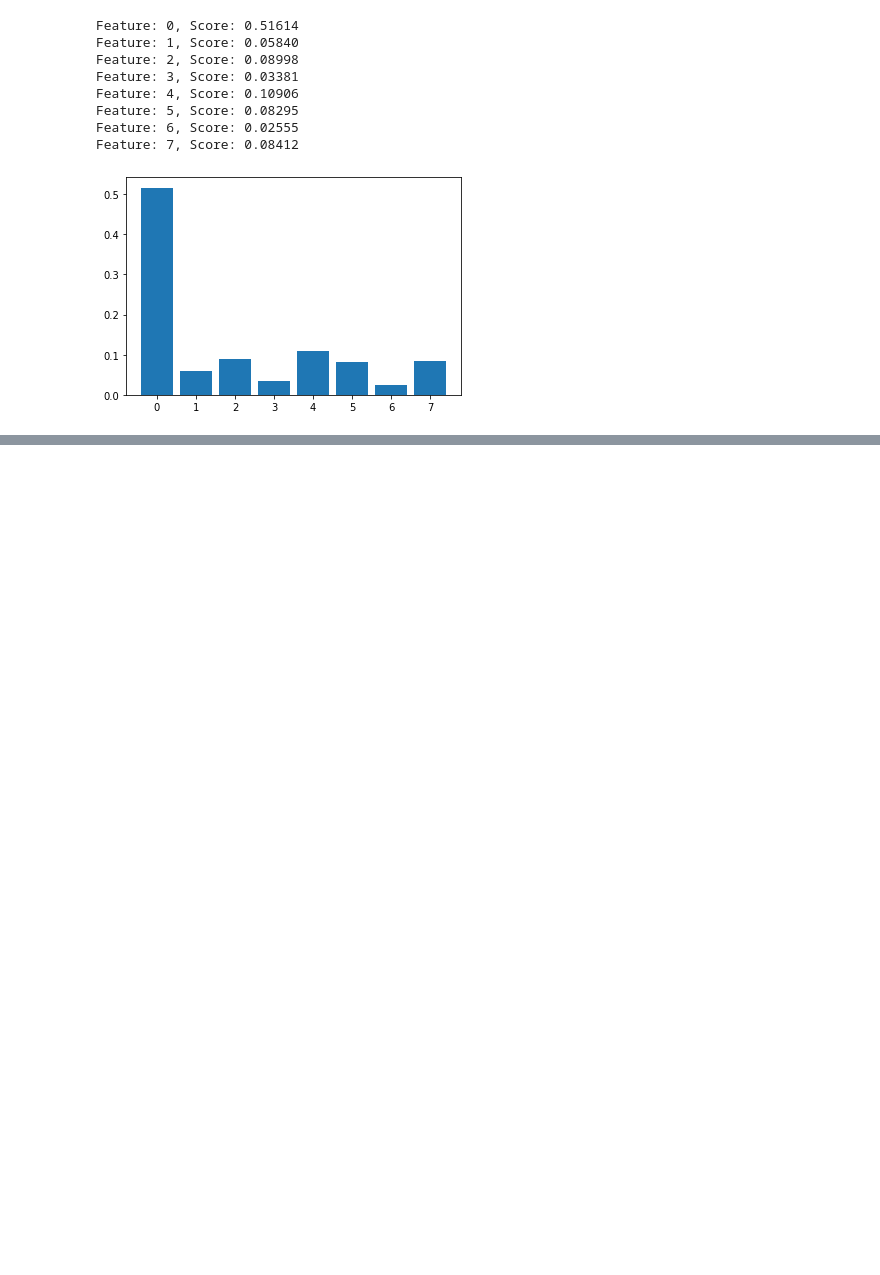
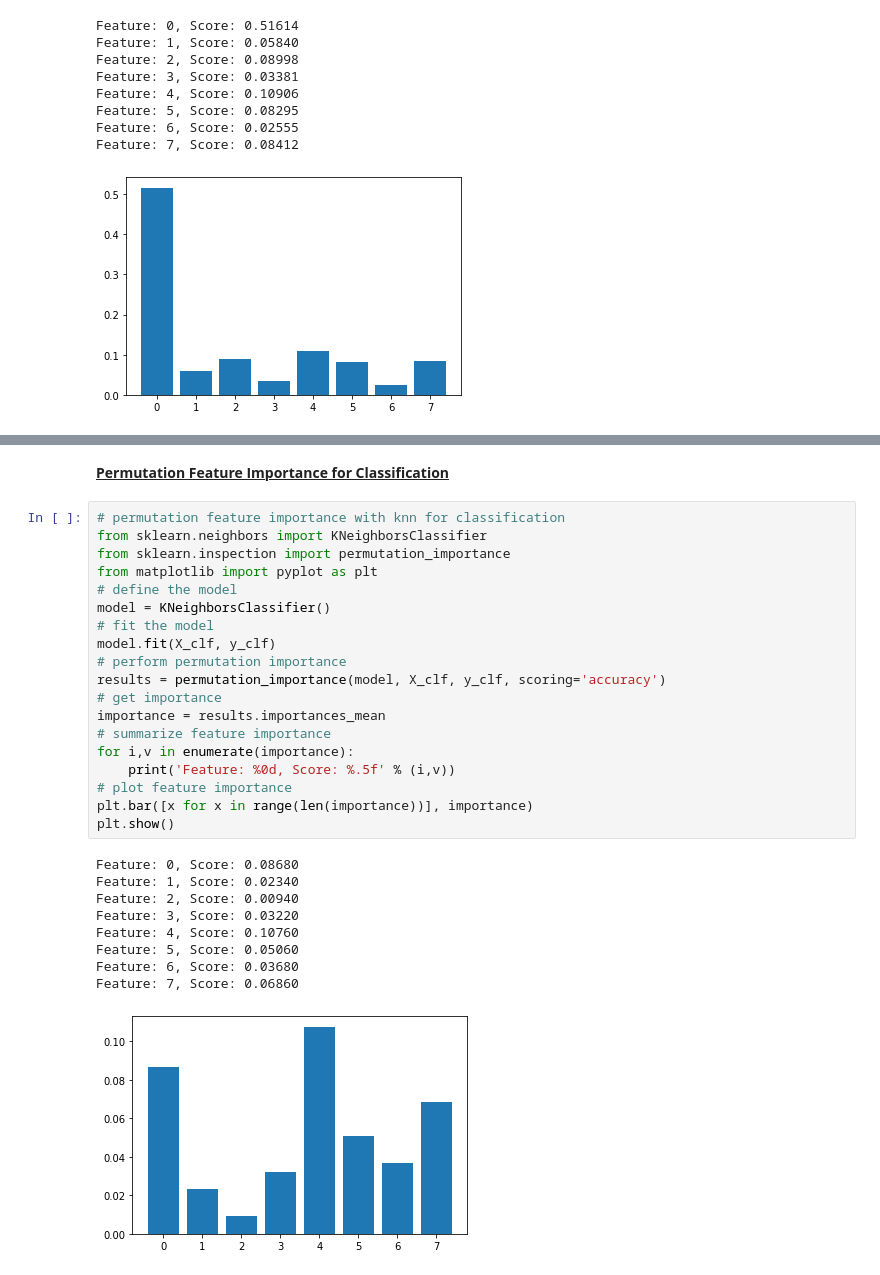
Before and after one commit to MachineLearningJournalClub/HowToTackleAMLCompetition, a Jupyter notebook: HowToTackleAMLCompetition/Lecture1|FeatureProcessing.ipynb, the cells around one changed output, grey strips where cells are left out. Cells and saved outputs as stored; diff of their text form; blank space fills up the shorter version.

```diff
--- a/HowToTackleAMLCompetition/Lecture1|FeatureProcessing.ipynb
+++ b/HowToTackleAMLCompetition/Lecture1|FeatureProcessing.ipynb
@@ -447 +478,32 @@ Let's try this approach with an algorithm that doesn't support feature selection
+# %% [markdown]
+**<ins>Permutation Feature Importance for Classification</ins>**
+# %%
+# permutation feature importance with knn for classification
+from sklearn.neighbors import KNeighborsClassifier
+from sklearn.inspection import permutation_importance
+from matplotlib import pyplot as plt
+# define the model
+model = KNeighborsClassifier()
+# fit the model
+model.fit(X_clf, y_clf)
+# perform permutation importance
+results = permutation_importance(model, X_clf, y_clf, scoring='accuracy')
+# get importance
+importance = results.importances_mean
+# summarize feature importance
+for i,v in enumerate(importance):
+	print('Feature: %0d, Score: %.5f' % (i,v))
+# plot feature importance
+plt.bar([x for x in range(len(importance))], importance)
+plt.show()
+# %% [output]
+Feature: 0, Score: 0.08680
+Feature: 1, Score: 0.02340
+Feature: 2, Score: 0.00940
+Feature: 3, Score: 0.03220
+Feature: 4, Score: 0.10760
+Feature: 5, Score: 0.05060
+Feature: 6, Score: 0.03680
+Feature: 7, Score: 0.06860
+[figure, added]
 # %% [markdown]
```
Also changed, not shown: parts of 4 cells of this notebook.
